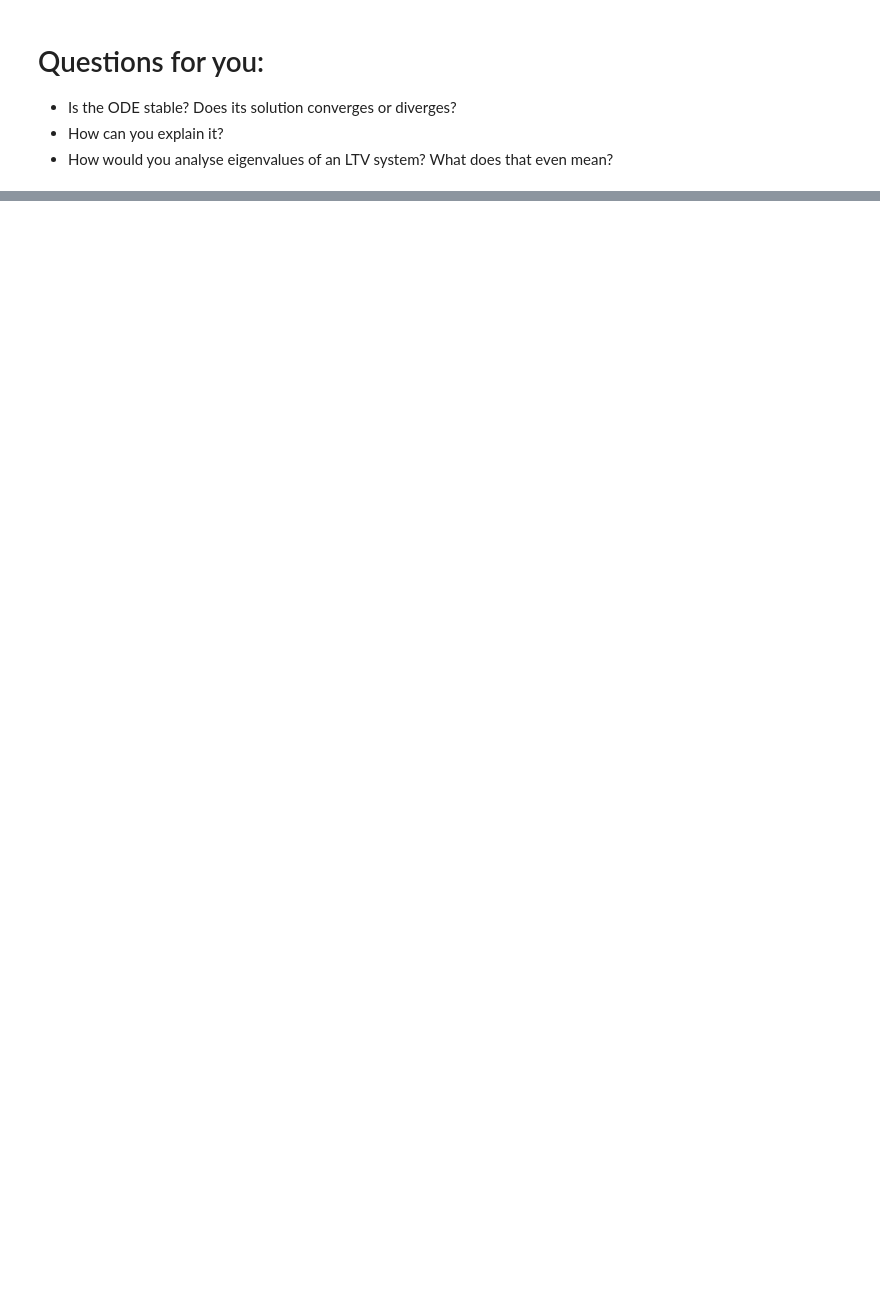
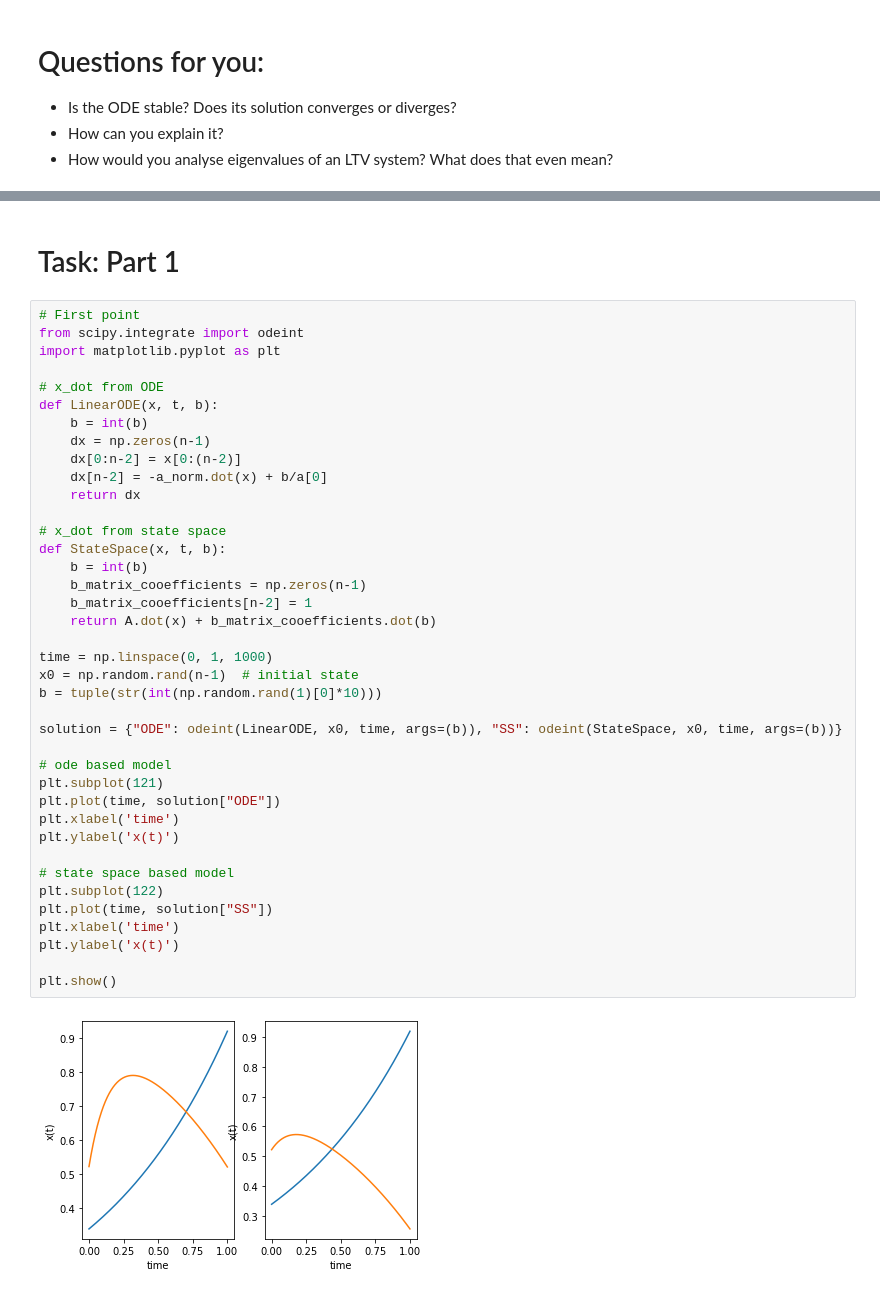
Before and after one commit to hany606/LCT_Spring20IU, a Jupyter notebook: Lab1_From_linear_ODE_to_State_Space.ipynb, the cells around one changed output, grey strips where cells are left out. Saved outputs shown, nothing was run; the diff lists cells and outputs as text; blank space fills up the shorter version.

```diff
--- a/Lab1_From_linear_ODE_to_State_Space.ipynb
+++ b/Lab1_From_linear_ODE_to_State_Space.ipynb
@@ -130,3 +139,46 @@ plt.show()
 # Recomended:
 
 Ogata 2-4,5 3-2; Strogatz 5.0-2
+# %% [markdown]
+# Task: Part 1
+# %%
+# First point
+from scipy.integrate import odeint
+import matplotlib.pyplot as plt
+
+# x_dot from ODE
+def LinearODE(x, t, b):
+    b = int(b)
+    dx = np.zeros(n-1)
+    dx[0:n-2] = x[0:(n-2)]
+    dx[n-2] = -a_norm.dot(x) + b/a[0]
+    return dx
+
+# x_dot from state space
+def StateSpace(x, t, b):
+    b = int(b)
+    b_matrix_cooefficients = np.zeros(n-1)
+    b_matrix_cooefficients[n-2] = 1
+    return A.dot(x) + b_matrix_cooefficients.dot(b)
+
+time = np.linspace(0, 1, 1000)
+x0 = np.random.rand(n-1)  # initial state
+b = tuple(str(int(np.random.rand(1)[0]*10)))
+
+solution = {"ODE": odeint(LinearODE, x0, time, args=(b)), "SS": odeint(StateSpace, x0, time, args=(b))}
+
+# ode based model
+plt.subplot(121)
+plt.plot(time, solution["ODE"])
+plt.xlabel('time')
+plt.ylabel('x(t)')
+
+# state space based model
+plt.subplot(122)
+plt.plot(time, solution["SS"])
+plt.xlabel('time')
+plt.ylabel('x(t)')
+
+plt.show()
+# %% [output]
+[figure, added]
```
Also changed, not shown: parts of 12 cells of this notebook.
